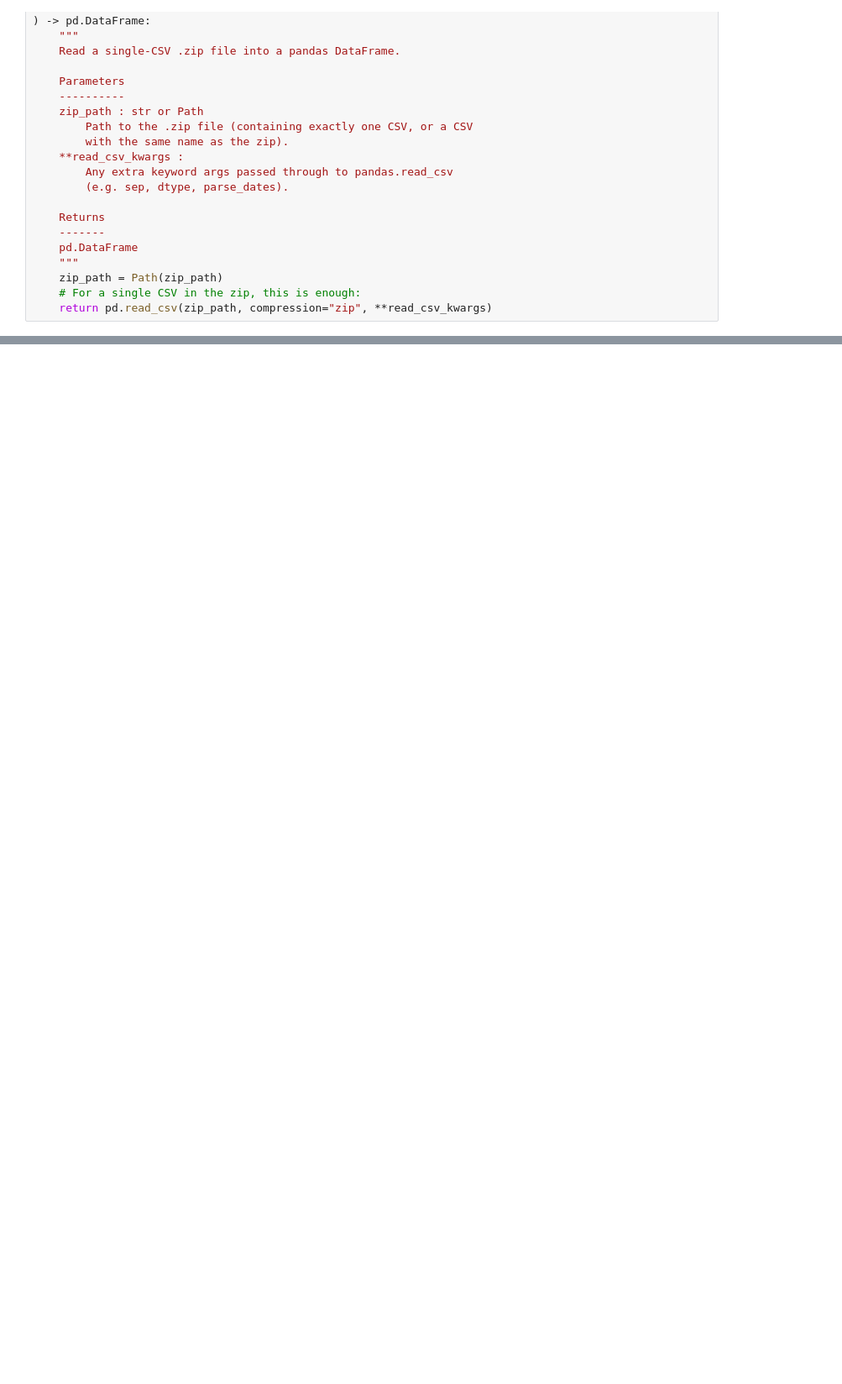
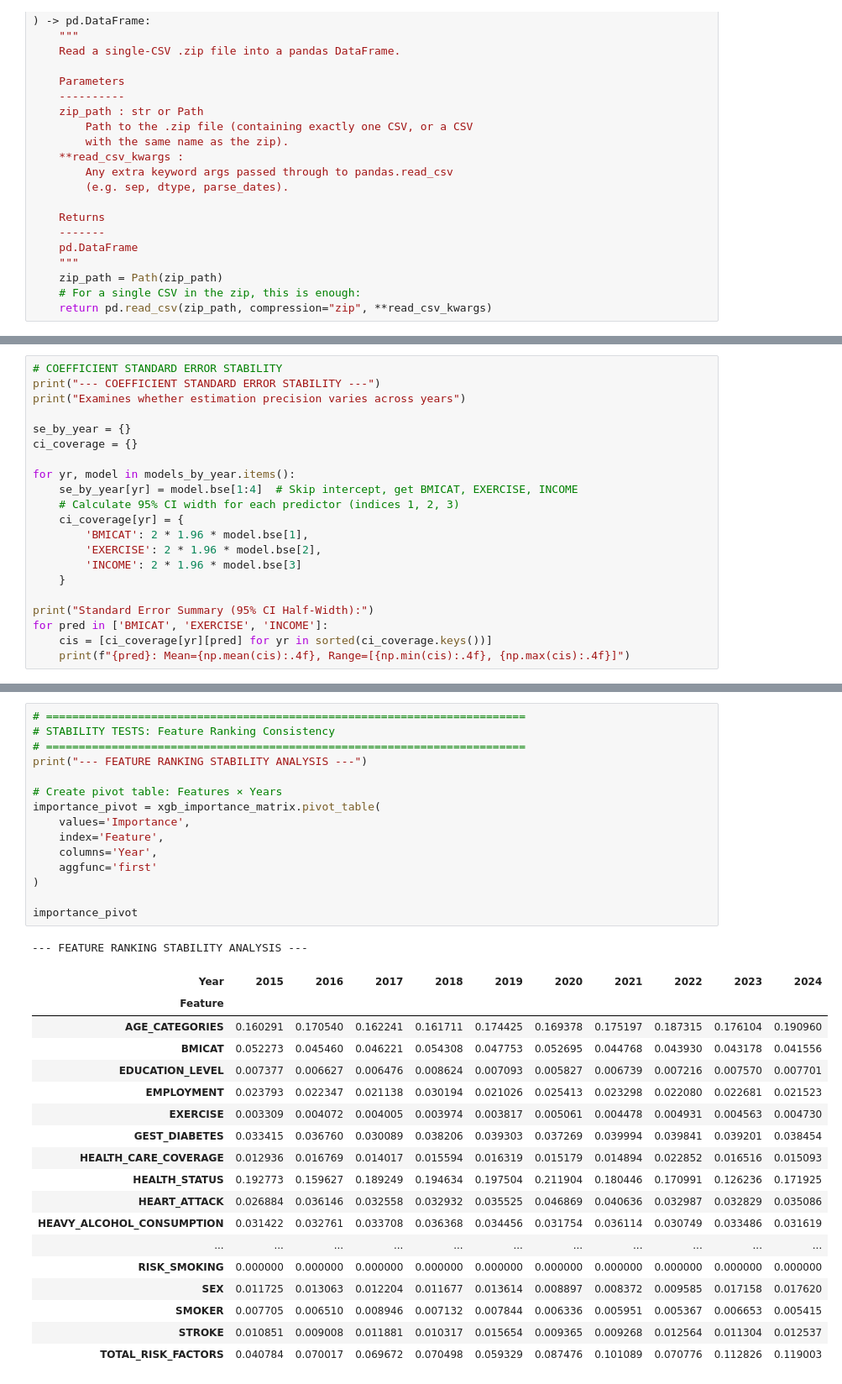
Before and after one commit to cmendonsa/brfss-diabetes-trends, a Jupyter notebook: analysis/RQ3_predictor_stability.ipynb, the cells around one changed output, grey strips where cells are left out. Shown at 84% size. Saved outputs shown, nothing was run; the diff lists cells and outputs as text; blank space fills up the shorter version.

```diff
--- a/analysis/RQ3_predictor_stability.ipynb
+++ b/analysis/RQ3_predictor_stability.ipynb
@@ -101,0 +304,21 @@ coef_df.plot(title="Predictor Stability Over Time")
+# %%
+# COEFFICIENT STANDARD ERROR STABILITY
+print("--- COEFFICIENT STANDARD ERROR STABILITY ---")
+print("Examines whether estimation precision varies across years")
+
+se_by_year = {}
+ci_coverage = {}
+
+for yr, model in models_by_year.items():
+    se_by_year[yr] = model.bse[1:4]  # Skip intercept, get BMICAT, EXERCISE, INCOME
+    # Calculate 95% CI width for each predictor (indices 1, 2, 3)
+    ci_coverage[yr] = {
+        'BMICAT': 2 * 1.96 * model.bse[1],
+        'EXERCISE': 2 * 1.96 * model.bse[2],
+        'INCOME': 2 * 1.96 * model.bse[3]
+    }
+
+print("Standard Error Summary (95% CI Half-Width):")
+for pred in ['BMICAT', 'EXERCISE', 'INCOME']:
+    cis = [ci_coverage[yr][pred] for yr in sorted(ci_coverage.keys())]
+    print(f"{pred}: Mean={np.mean(cis):.4f}, Range=[{np.min(cis):.4f}, {np.max(cis):.4f}]")
@@ -101,0 +752,35 @@ coef_df.plot(title="Predictor Stability Over Time")
+# %%
+# =========================================================================
+# STABILITY TESTS: Feature Ranking Consistency
+# =========================================================================
+print("--- FEATURE RANKING STABILITY ANALYSIS ---")
+
+# Create pivot table: Features × Years
+importance_pivot = xgb_importance_matrix.pivot_table(
+    values='Importance',
+    index='Feature',
+    columns='Year',
+    aggfunc='first'
+)
+
+importance_pivot
+# %% [output]
+--- FEATURE RANKING STABILITY ANALYSIS ---
+| Year | 2015 | 2016 | 2017 | 2018 | 2019 | 2020 | 2021 | 2022 | 2023 | 2024 |
+| Feature |  |  |  |  |  |  |  |  |  |  |
+| AGE_CATEGORIES | 0.160291 | 0.170540 | 0.162241 | 0.161711 | 0.174425 | 0.169378 | 0.175197 | 0.187315 | 0.176104 | 0.190960 |
+| BMICAT | 0.052273 | 0.045460 | 0.046221 | 0.054308 | 0.047753 | 0.052695 | 0.044768 | 0.043930 | 0.043178 | 0.041556 |
+| EDUCATION_LEVEL | 0.007377 | 0.006627 | 0.006476 | 0.008624 | 0.007093 | 0.005827 | 0.006739 | 0.007216 | 0.007570 | 0.007701 |
+| EMPLOYMENT | 0.023793 | 0.022347 | 0.021138 | 0.030194 | 0.021026 | 0.025413 | 0.023298 | 0.022080 | 0.022681 | 0.021523 |
+| EXERCISE | 0.003309 | 0.004072 | 0.004005 | 0.003974 | 0.003817 | 0.005061 | 0.004478 | 0.004931 | 0.004563 | 0.004730 |
+| GEST_DIABETES | 0.033415 | 0.036760 | 0.030089 | 0.038206 | 0.039303 | 0.037269 | 0.039994 | 0.039841 | 0.039201 | 0.038454 |
+| HEALTH_CARE_COVERAGE | 0.012936 | 0.016769 | 0.014017 | 0.015594 | 0.016319 | 0.015179 | 0.014894 | 0.022852 | 0.016516 | 0.015093 |
+| HEALTH_STATUS | 0.192773 | 0.159627 | 0.189249 | 0.194634 | 0.197504 | 0.211904 | 0.180446 | 0.170991 | 0.126236 | 0.171925 |
+| HEART_ATTACK | 0.026884 | 0.036146 | 0.032558 | 0.032932 | 0.035525 | 0.046869 | 0.040636 | 0.032987 | 0.032829 | 0.035086 |
+| HEAVY_ALCOHOL_CONSUMPTION | 0.031422 | 0.032761 | 0.033708 | 0.036368 | 0.034456 | 0.031754 | 0.036114 | 0.030749 | 0.033486 | 0.031619 |
+| ... | ... | ... | ... | ... | ... | ... | ... | ... | ... | ... |
+| RISK_SMOKING | 0.000000 | 0.000000 | 0.000000 | 0.000000 | 0.000000 | 0.000000 | 0.000000 | 0.000000 | 0.000000 | 0.000000 |
+| SEX | 0.011725 | 0.013063 | 0.012204 | 0.011677 | 0.013614 | 0.008897 | 0.008372 | 0.009585 | 0.017158 | 0.017620 |
+| SMOKER | 0.007705 | 0.006510 | 0.008946 | 0.007132 | 0.007844 | 0.006336 | 0.005951 | 0.005367 | 0.006653 | 0.005415 |
+| STROKE | 0.010851 | 0.009008 | 0.011881 | 0.010317 | 0.015654 | 0.009365 | 0.009268 | 0.012564 | 0.011304 | 0.012537 |
+| TOTAL_RISK_FACTORS | 0.040784 | 0.070017 | 0.069672 | 0.070498 | 0.059329 | 0.087476 | 0.101089 | 0.070776 | 0.112826 | 0.119003 |
```
Also changed, not shown: parts of 27 cells of this notebook.
